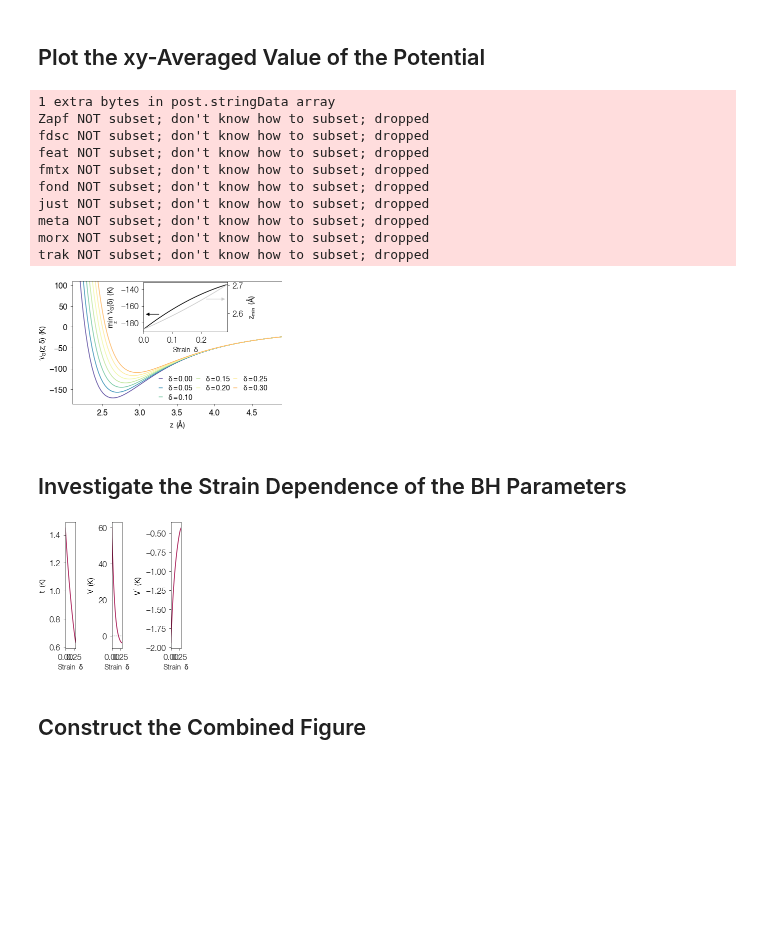
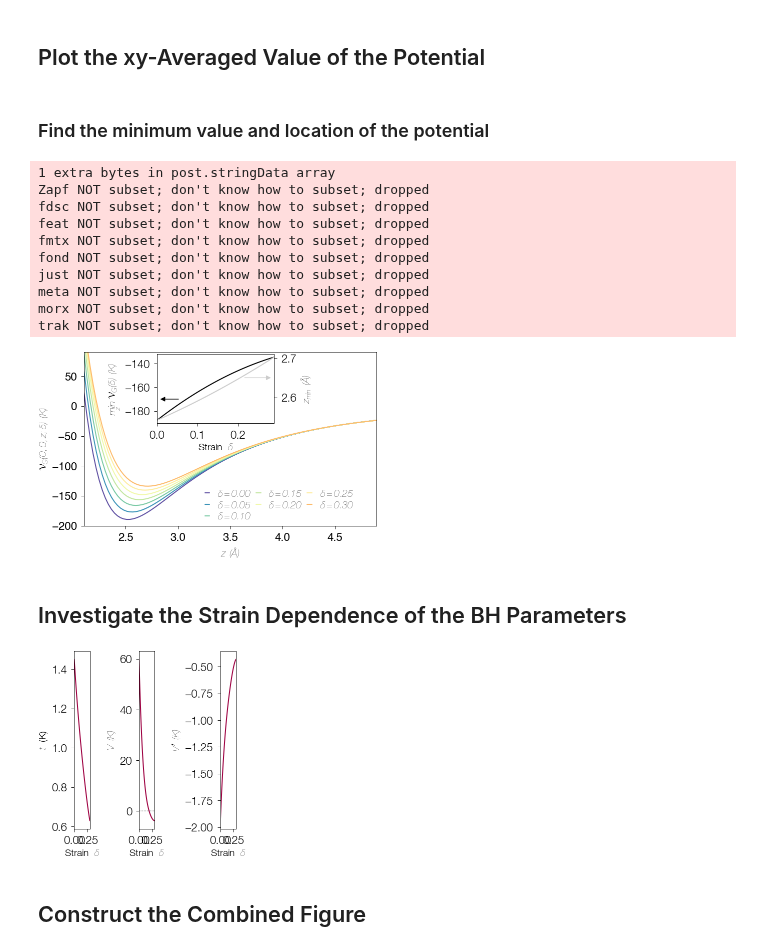
Before and after one commit to DelMaestroGroup/papers-code-Superfluid4HeStrainGraphene, a Jupyter notebook: src/strain_dependence_adsorption_potential.ipynb, the cells around one changed output. Cells and saved outputs as stored; diff of their text form; code cells hidden in the pictures; blank space fills up the shorter version.

Commit message:
edited adsorption potential figure

```diff
--- a/src/strain_dependence_adsorption_potential.ipynb
+++ b/src/strain_dependence_adsorption_potential.ipynb
@@ -119,3 +137,5 @@ TTLibError: specify a font number between 0 and 5 (inclusive)
 def V0_graphene(z,ε=16.968,σ=2.642,aₒ=1.42):
     A = 3*np.sqrt(3)*aₒ*aₒ/2
     return (4*π/A)*ε*σ*σ*( (2/5)*(σ/z)**10 - (σ/z)**4 )
+# %% [markdown]
+### Find the minimum value and location of the potential
@@ -126,44 +148,44 @@ def plot_Vads(_ax, add_inset=False):
     V_64 = np.vectorize(gt.V_64)
 
     for cδ in np.linspace(0,0.30,7):
-        _V = V0_graphene(z,ε=ε_interp(cδ),σ=σ_interp(cδ),aₒ=aₒ*(1+cδ))
-        #_V = V_64(0.0,σ_interp(cδ),ε_interp(cδ),0.0,0.0,z,carbon_carbon_distance=aₒ*(1+cδ))
+        #_V = V0_graphene(z,ε=ε_interp(cδ),σ=σ_interp(cδ),aₒ=aₒ*(1+cδ))
+        _V = V_64(0.0,σ_interp(cδ),ε_interp(cδ),0.0,0.0,z,carbon_carbon_distance=aₒ*(1+cδ))
 
         _ax.plot(z,_V, label=f'$\delta = {cδ:.2f}$')
 
     _ax.set_xlabel(r'$z \;\; (\mathrm{\AA})$')
-    _ax.set_ylabel(r'$\mathcal{V}_{\rm G}(z;\delta) \;\; (\mathrm{K})$')
+    _ax.set_ylabel(r'$\mathcal{V}_{\rm G}(0,0,z;\delta) \;\; (\mathrm{K})$')
 
-    _ax.set_ylim(-185,110)
+    _ax.set_ylim(-200,90)
     _ax.set_xlim(2.1,4.9)
 
     _ax.legend(ncol=3,loc=(0.4,0.0025), columnspacing=0.5, handlelength=0.5, labelspacing=0.25)
 
     if add_inset:
-        _axins = ax.inset_axes([0.34, 0.59, 0.4, 0.4])
+        _axins = ax.inset_axes([0.25, 0.59, 0.4, 0.4])
         _axins = plot_zmin_Vmin(_axins)
 
     return _ax
 
 
 with plt.style.context(plot_style['sans']):
     fig,ax = plt.subplots(1,1,constrained_layout=True)
     dgutils.fonts.set_custom_font(font_path)
 
     ax = plot_Vads(ax, add_inset=True)
     plt.savefig('../figures/VG_vs_z_with_inset.pdf')
 # %% [output]
 1 extra bytes in post.stringData array
 Zapf NOT subset; don't know how to subset; dropped
 fdsc NOT subset; don't know how to subset; dropped
 feat NOT subset; don't know how to subset; dropped
 fmtx NOT subset; don't know how to subset; dropped
 fond NOT subset; don't know how to subset; dropped
 just NOT subset; don't know how to subset; dropped
 meta NOT subset; don't know how to subset; dropped
 morx NOT subset; don't know how to subset; dropped
 trak NOT subset; don't know how to subset; dropped
-[figure, old version]
+[figure, new version]
 # %% [markdown]
 ## Investigate the Strain Dependence of the BH Parameters
 # %%
@@ -218,7 +240,7 @@ with plt.style.context(plot_style['sans']):
     dgutils.fonts.set_custom_font(font_path)
     plot_BH_strain(fig)
 # %% [output]
-[figure, old version]
+[figure, new version]
 # %% [markdown]
 ## Construct the Combined Figure
 # %%
```
Also changed, not shown: parts of 4 cells of this notebook, 7 other files.
